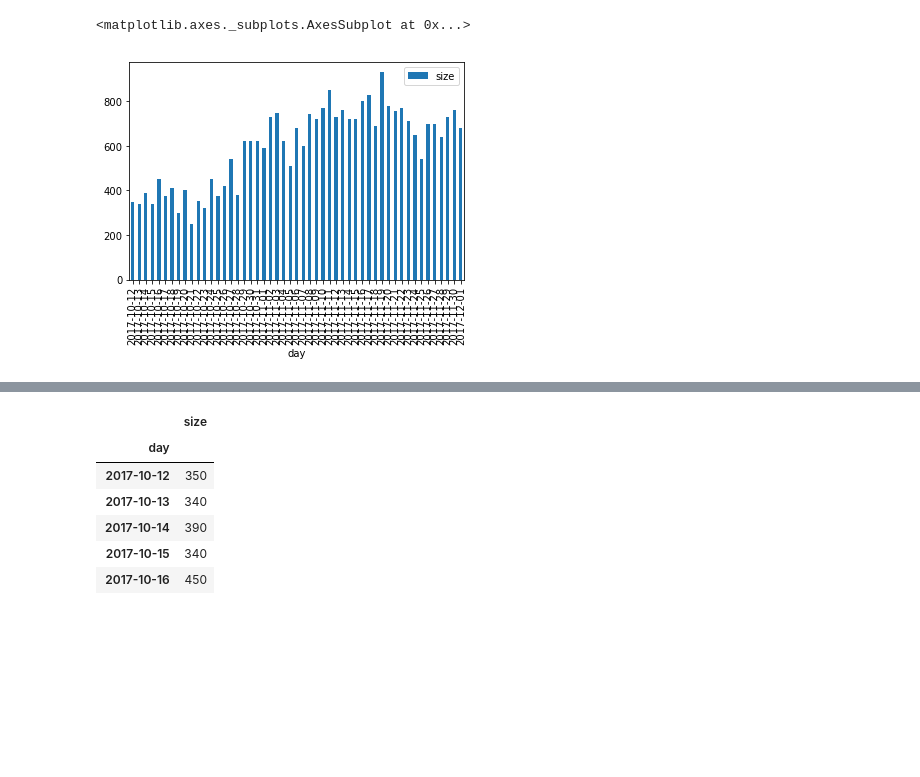
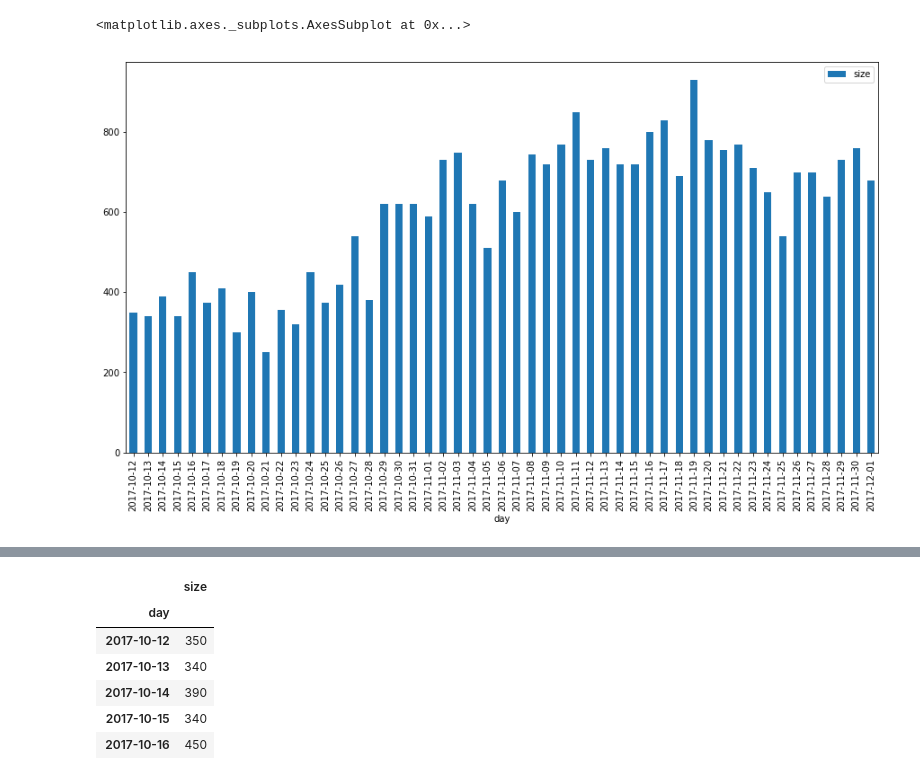
Before and after one commit to East196/hello-py, a Jupyter notebook: smart-panda/table.ipynb, the cells around one changed output, grey strips where cells are left out. Drawn from its saved outputs; the diff is of its cells as text; code cells hidden in the pictures; blank space fills up the shorter version.

```diff
--- a/smart-panda/table.ipynb
+++ b/smart-panda/table.ipynb
@@ -1,16 +1,19 @@
 # %%
 import pandas as pd
 import numpy as np
 import matplotlib.pyplot as plt
+import pylab
+pylab.rcParams['figure.figsize'] = (15.0, 8.0)
 
 df = pd.read_csv("smart-panda/food.csv")
 df["day"] = df["time"].apply(lambda time: time.split(" ")[0])
 df2 = df[df.type == "milk"].groupby(by=["day"])["size"].agg({"size": np.sum}).reindex()
 
+
 df2[:].plot.bar()
 # %% [output]
 <matplotlib.axes._subplots.AxesSubplot at 0x...>
-[figure, old version]
+[figure, new version]
 # %%
 df2.plot()
 # %% [output]
```
Also changed, not shown: parts of 4 cells of this notebook, 2 other files.
